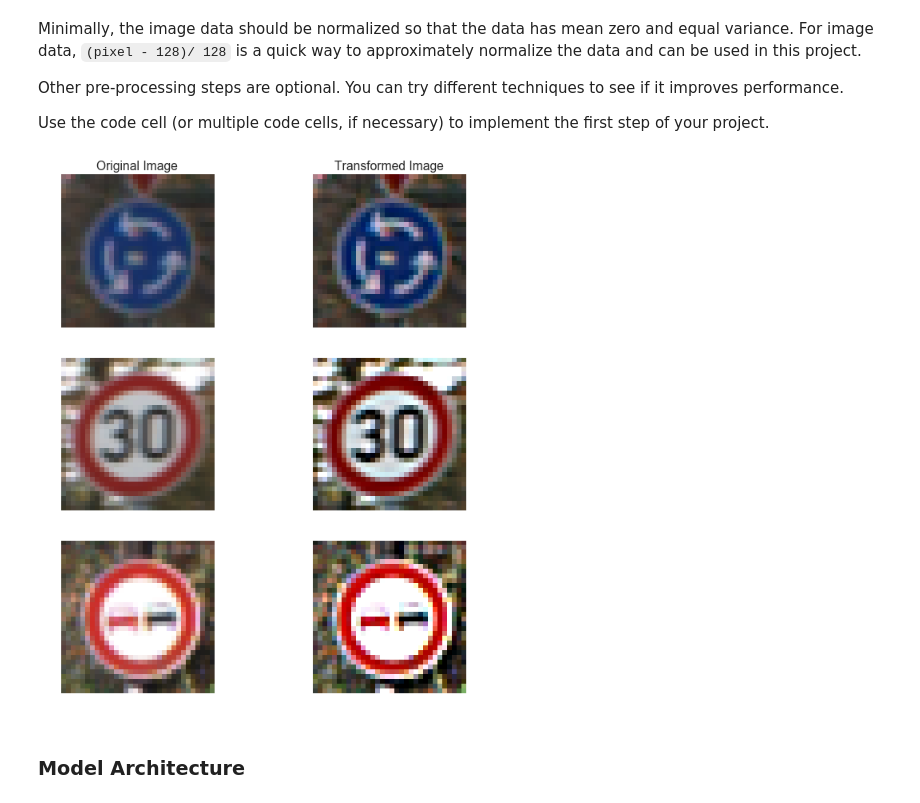
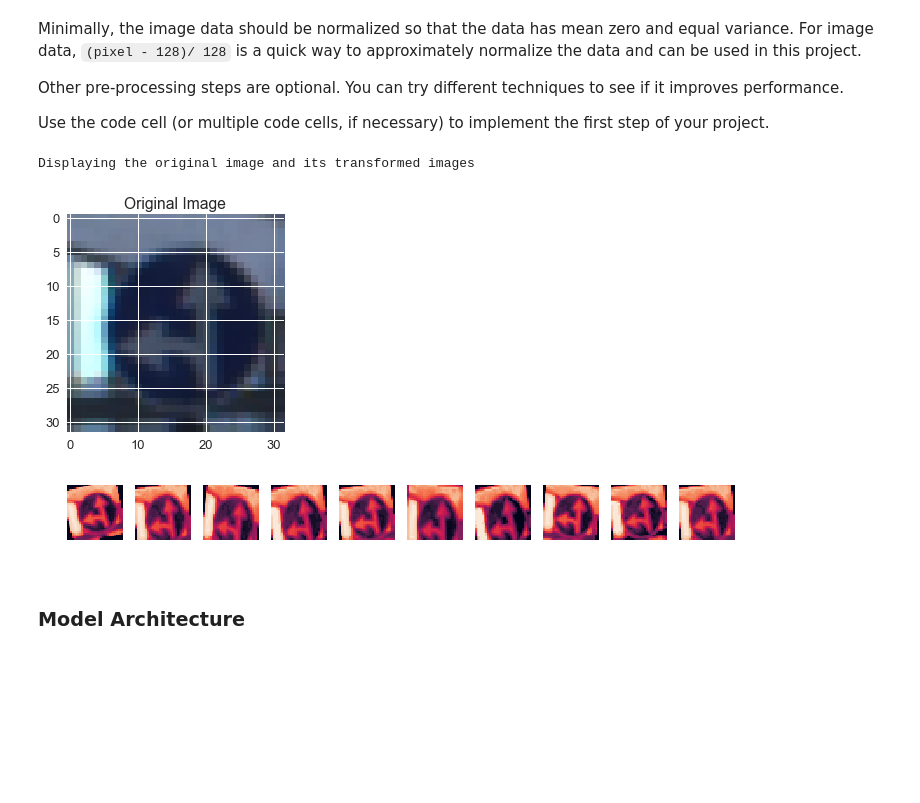
Before and after one commit to jaz998/Project-Traffic-Sign-Classification, a Jupyter notebook: Traffic_Sign_Classifier.ipynb, the cells around one changed output. Saved outputs shown, nothing was run; the diff lists cells and outputs as text; code cells hidden in the pictures; blank space fills up the shorter version.

Commit message:
for training data

```diff
--- a/Traffic_Sign_Classifier.ipynb
+++ b/Traffic_Sign_Classifier.ipynb
@@ -23,6 +23,9 @@ The [rubric](https://review.udacity.com/#!/rubrics/481/view) contains "Stand Out
 # Load pickled data
 import pickle
 import numpy as np
+import matplotlib
+
+matplotlib.rcParams.update({'font.size': 16})
 
 # TODO: Fill this in based on where you saved the training and testing data
 
@@ -54,8 +57,6 @@ print("Validation Set: {} samples".format(len(X_valid)))
 print("Test Set:       {} samples".format(len(X_test)))
 
 print("Updated Image Shape: {}".format(X_train[0].shape))
-
-print("y_train are ", set(y_train))
 # %% [output]
 Image Shape: (32, 32, 3)
 
@@ -394,52 +428,47 @@ for i in range(len(X_test)):
 
 from sklearn.model_selection import train_test_split
 X_train, X_validation, y_train, y_validation = train_test_split(X_train, y_train, test_size=0.2, random_state=0)
-"""
+
 # Shuffling the training data
 X_train, y_train = shuffle(X_train, y_train)
 
 # Showing a few original images and its preprocessed images
 plt.figure(figsize=(10,10))
 img = X_train[100]
 plt.subplot(3,2,1)
 plt.imshow(img)
 plt.title('Original Image')
 plt.axis('off')
 plt.subplot(3,2,2)
 plt.axis('off')
-plt.imshow(sharpen_img(img))
+plt.imshow(augment_img(img))
 plt.title('Transformed Image')
 
 
 img = X_train[1000]
 plt.subplot(3,2,3)
 plt.imshow(img)
 plt.axis('off')
 plt.subplot(3,2,4)
 plt.axis('off')
-plt.imshow(sharpen_img(img))
+plt.imshow(augment_img(img))
 
 img = X_train[2190]
 plt.subplot(3,2,5)
 plt.imshow(img)
 
 plt.axis('off')
 plt.subplot(3,2,6)
 plt.axis('off')
-plt.imshow(sharpen_img(img))
+plt.imshow(augment_img(img))
 plt.tight_layout()
 
+"""
 
-# Sharpen the images
-for i in range(len(X_train)):
-    X_train[i] = sharpen_img(X_train[i])
-for i in range(len(X_valid)):
-    X_valid[i] = sharpen_img(X_valid[i])
-for i in range(len(X_test)):
-    X_test[i] = sharpen_img(X_test[i])
-
-X_train = normalize(X_train)
-X_valid = normalize(X_valid)
-X_test = normalize(X_test)
+# Displaying a orignal and 10 of its transformed images
+img = X_train[5000]
+demoTransformed(img)
 # %% [output]
+Displaying the original image and its transformed images
-[figure, old version]
+[figure, new version]
+[figure, added]
```
Also changed, not shown: parts of 7 cells of this notebook.
